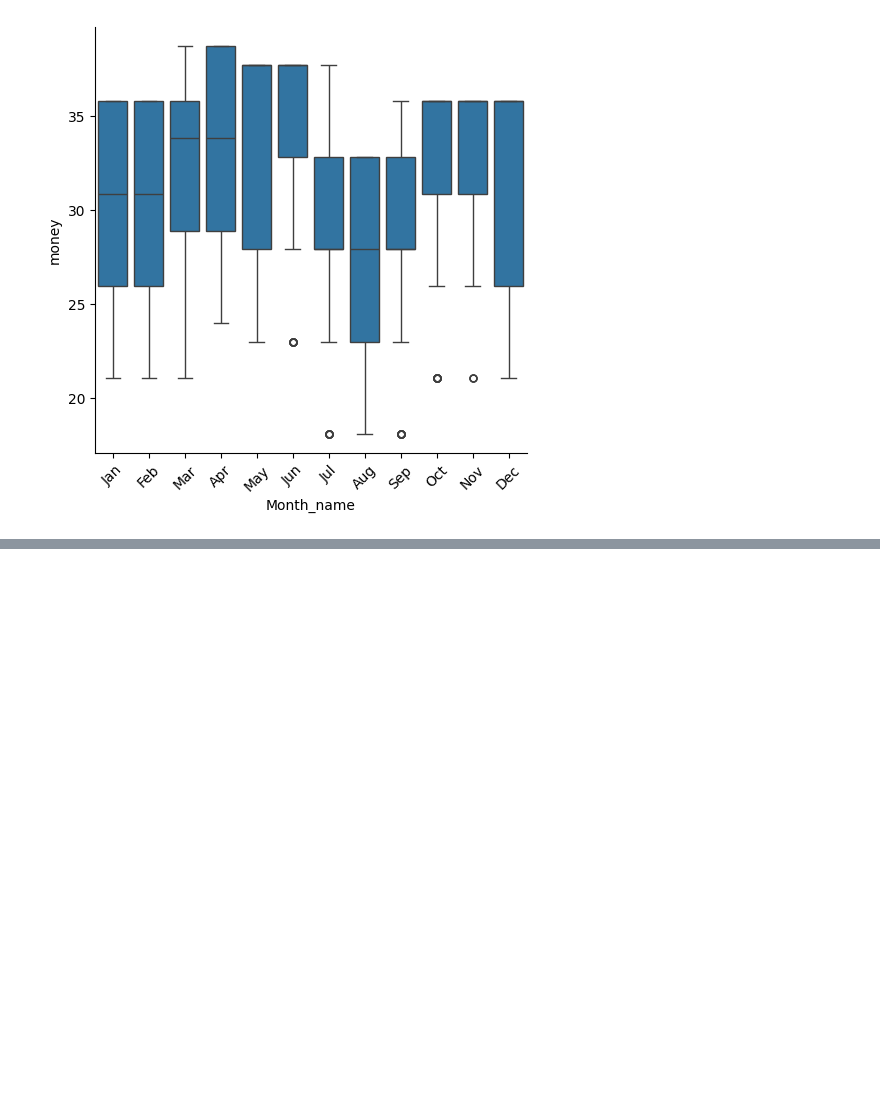
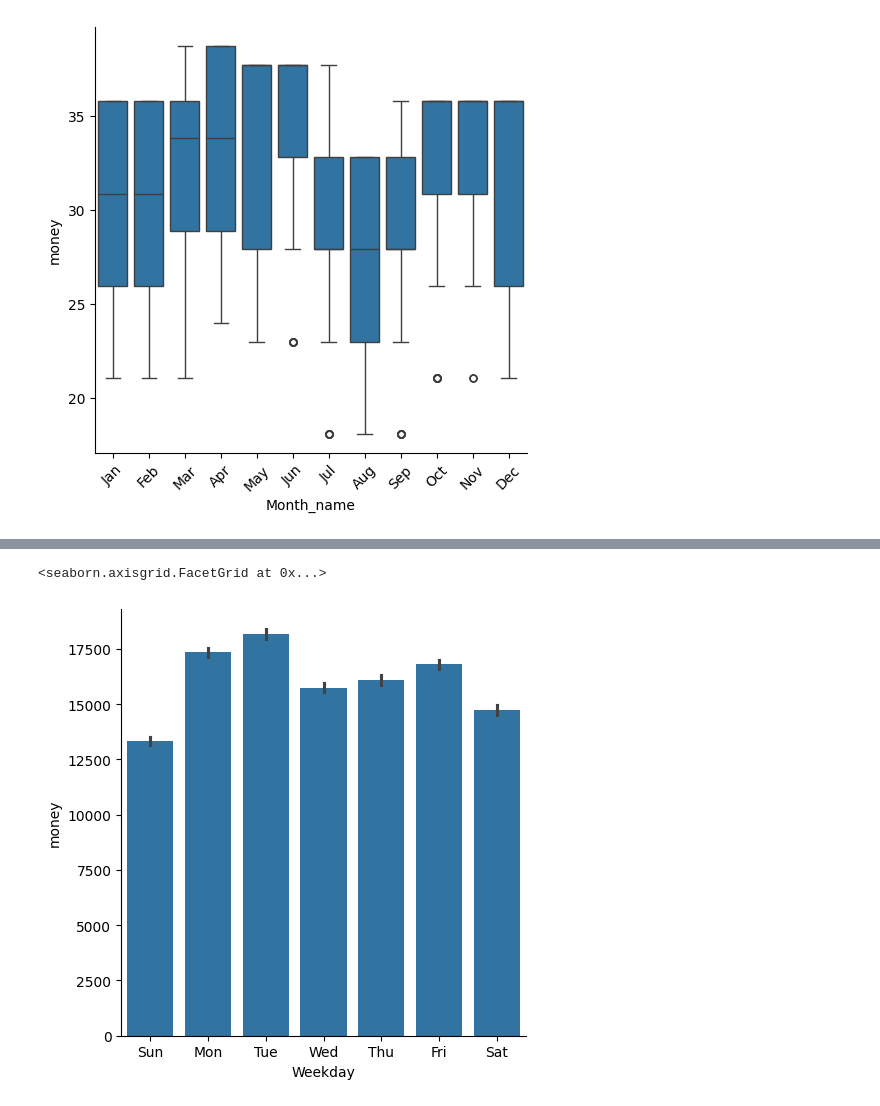
Before and after one commit to Syed-Ahmed02/Coffee-Sales-Visualization, a Jupyter notebook: notebook.ipynb, the cells around one changed output, grey strips where cells are left out. Cells and saved outputs as stored; diff of their text form; code cells hidden in the pictures; blank space fills up the shorter version.

```diff
--- a/notebook.ipynb
+++ b/notebook.ipynb
@@ -61,0 +157,6 @@ Lets first determine which coffee type is the most popular at our shop
+# %%
+order_weekday=["Sun","Mon","Tue","Wed","Thu","Fri","Sat"]
+sns.catplot(x="Weekday",y="money",data=coffee_sales,kind="bar",estimator=sum,order=order_weekday)
+# %% [output]
+<seaborn.axisgrid.FacetGrid at 0x...>
+[figure, added]
```
Also changed, not shown: parts of 29 cells of this notebook.
